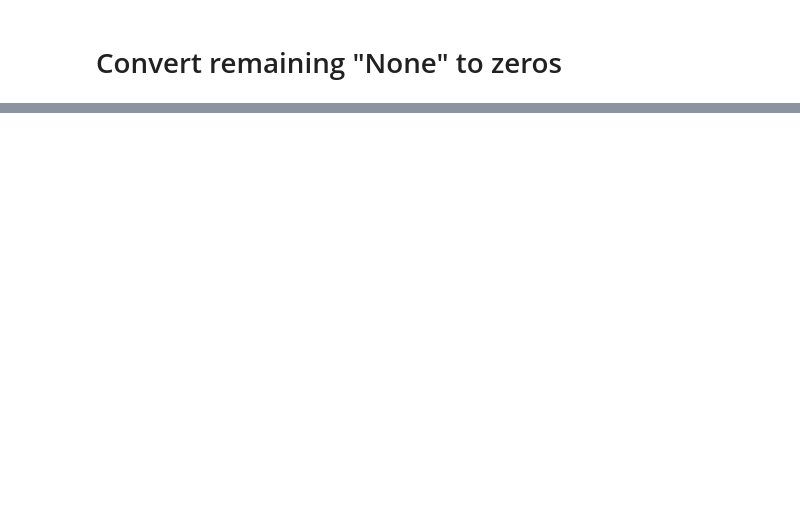
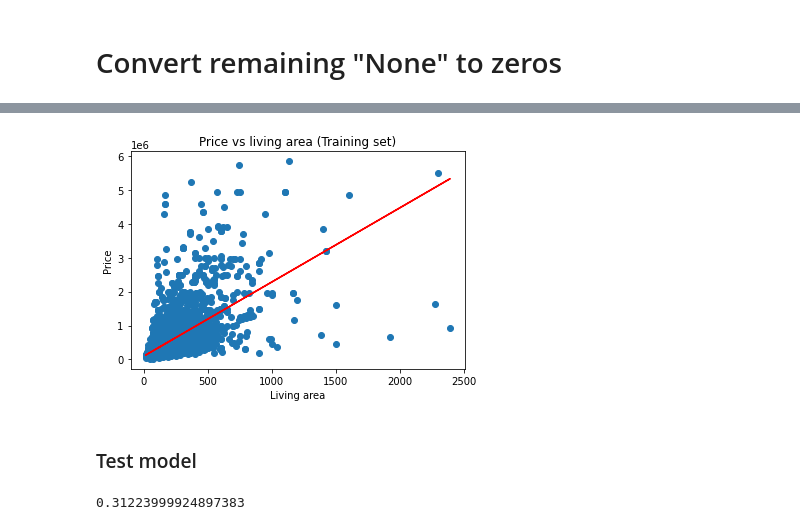
Before and after one commit to VincentPalau/challenge-regression, a Jupyter notebook: data_cleaning.ipynb, the cells around one changed output, grey strips where cells are left out. Saved outputs shown, nothing was run; the diff lists cells and outputs as text; code cells hidden in the pictures; blank space fills up the shorter version.

```diff
--- a/data_cleaning.ipynb
+++ b/data_cleaning.ipynb
@@ -197,0 +296,17 @@ df.head(25)
+# %%
+plt.scatter(X_train, y_train)
+plt.plot(X_train, regressor.predict(X_train), color="r")
+plt.title("Price vs living area (Training set)")
+plt.xlabel("Living area")
+plt.ylabel("Price")
+plt.show()
+# %% [output]
+[figure, added]
+# %% [markdown]
+### Test model
+# %%
+X_test = X_test.reshape(-1, 1)
+regressor.predict(X_test)
+regressor.score(X_test, y_test)
+# %% [output]
+0.31223999924897383
```
Also changed, not shown: parts of 24 cells of this notebook.
